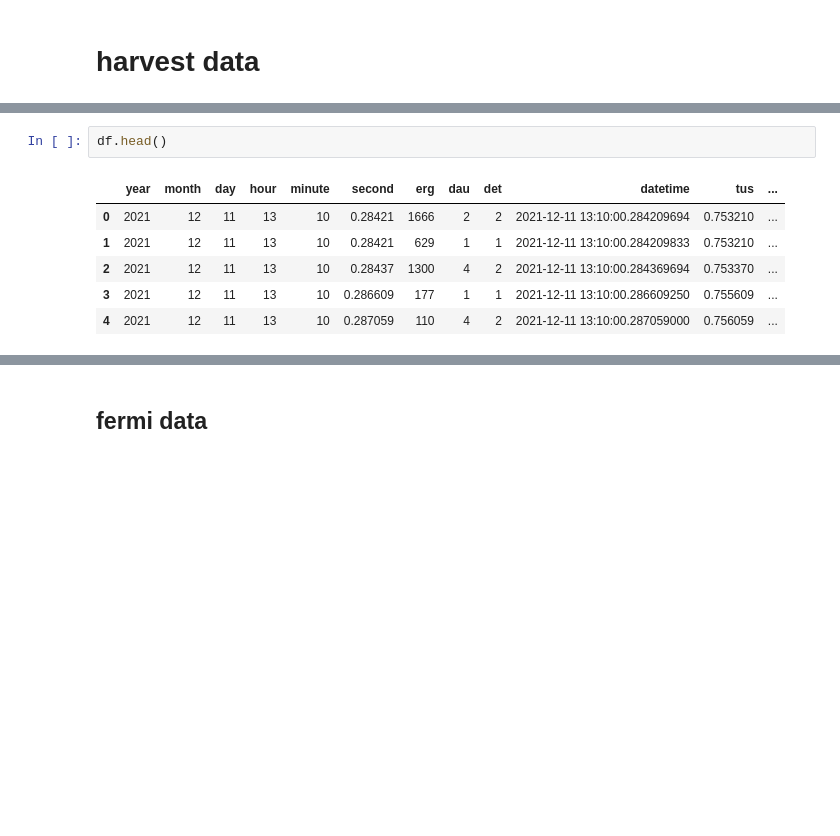
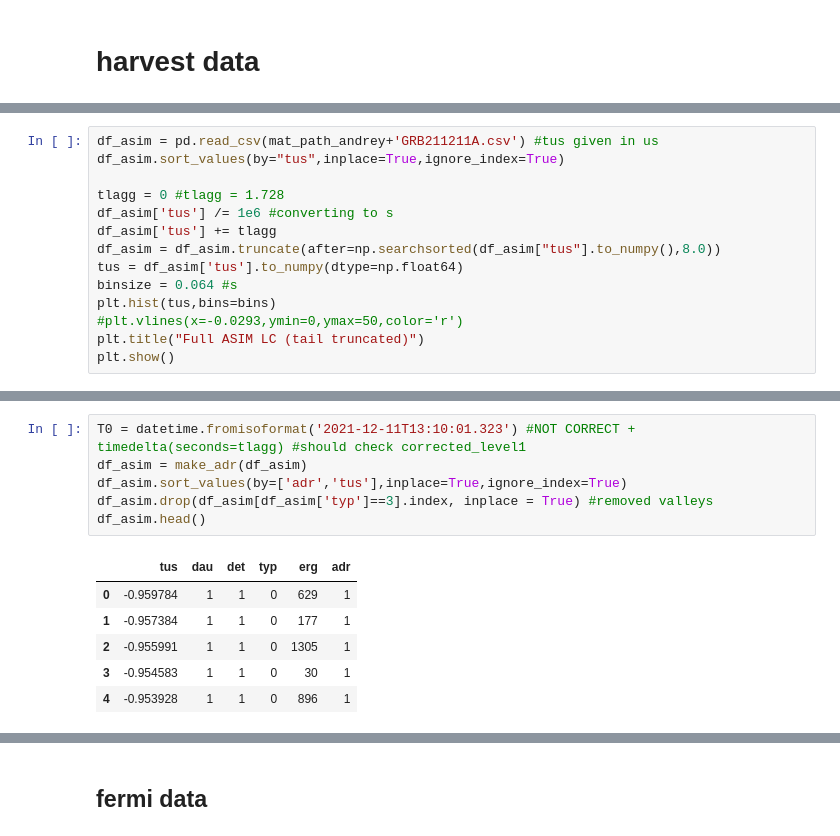
Before and after one commit to AndreasRamsli/GRB, a Jupyter notebook: xspec/GRB211211A/GRB211211A_analysis.ipynb, the cells around one changed output, grey strips where cells are left out. Cells and saved outputs as stored; diff of their text form; blank space fills up the shorter version.

```diff
--- a/xspec/GRB211211A/GRB211211A_analysis.ipynb
+++ b/xspec/GRB211211A/GRB211211A_analysis.ipynb
@@ -107,0 +101,14 @@ print('tlagg applied!')
+# %%
+df_asim = pd.read_csv(mat_path_andrey+'GRB211211A.csv') #tus given in us
+df_asim.sort_values(by="tus",inplace=True,ignore_index=True)
+
+tlagg = 0 #tlagg = 1.728
+df_asim['tus'] /= 1e6 #converting to s
+df_asim['tus'] += tlagg
+df_asim = df_asim.truncate(after=np.searchsorted(df_asim["tus"].to_numpy(),8.0))
+tus = df_asim['tus'].to_numpy(dtype=np.float64)
+binsize = 0.064 #s
+plt.hist(tus,bins=bins)
+#plt.vlines(x=-0.0293,ymin=0,ymax=50,color='r')
+plt.title("Full ASIM LC (tail truncated)")
+plt.show()
@@ -108,10 +117,14 @@ print('tlagg applied!')
 # %%
-df.head()
+T0 = datetime.fromisoformat('2021-12-11T13:10:01.323') #NOT CORRECT + timedelta(seconds=tlagg) #should check corrected_level1
+df_asim = make_adr(df_asim)
+df_asim.sort_values(by=['adr','tus'],inplace=True,ignore_index=True)
+df_asim.drop(df_asim[df_asim['typ']==3].index, inplace = True) #removed valleys
+df_asim.head()
 # %% [output]
-|  | year | month | day | hour | minute | second | erg | dau | det | datetime | tus | ... |
-| 0 | 2021 | 12 | 11 | 13 | 10 | 0.28421 | 1666 | 2 | 2 | 2021-12-11 13:10:00.284209694 | 0.753210 | ... |
-| 1 | 2021 | 12 | 11 | 13 | 10 | 0.28421 | 629 | 1 | 1 | 2021-12-11 13:10:00.284209833 | 0.753210 | ... |
-| 2 | 2021 | 12 | 11 | 13 | 10 | 0.28437 | 1300 | 4 | 2 | 2021-12-11 13:10:00.284369694 | 0.753370 | ... |
-| 3 | 2021 | 12 | 11 | 13 | 10 | 0.286609 | 177 | 1 | 1 | 2021-12-11 13:10:00.286609250 | 0.755609 | ... |
-| 4 | 2021 | 12 | 11 | 13 | 10 | 0.287059 | 110 | 4 | 2 | 2021-12-11 13:10:00.287059000 | 0.756059 | ... |
+|  | tus | dau | det | typ | erg | adr |
+| 0 | -0.959784 | 1 | 1 | 0 | 629 | 1 |
+| 1 | -0.957384 | 1 | 1 | 0 | 177 | 1 |
+| 2 | -0.955991 | 1 | 1 | 0 | 1305 | 1 |
+| 3 | -0.954583 | 1 | 1 | 0 | 30 | 1 |
+| 4 | -0.953928 | 1 | 1 | 0 | 896 | 1 |
 # %%
```
Also changed, not shown: parts of 44 cells of this notebook, 58 other files.
